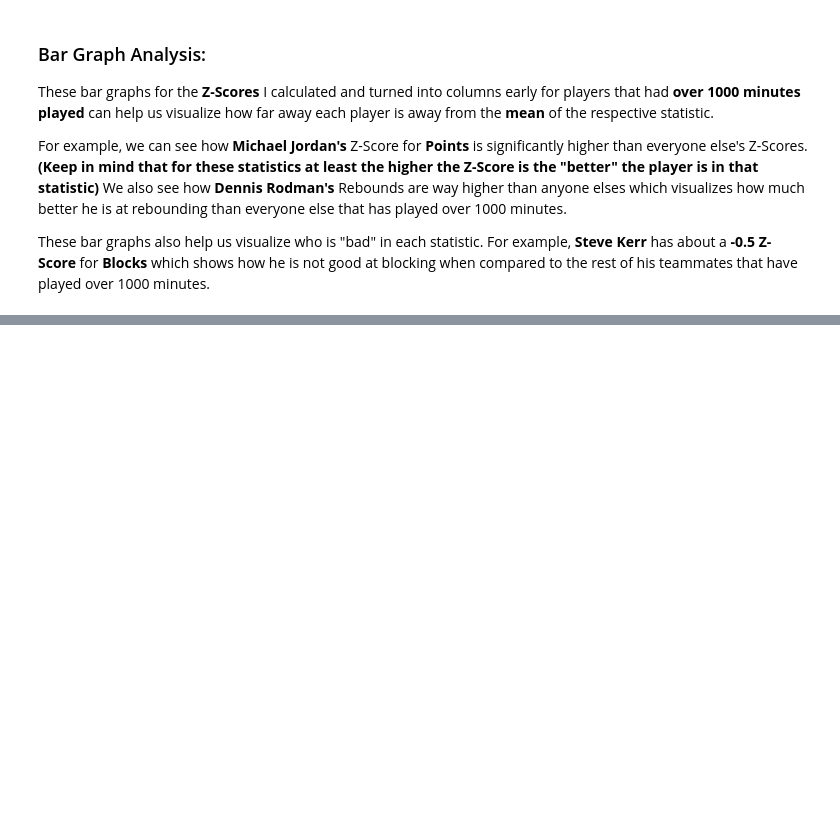
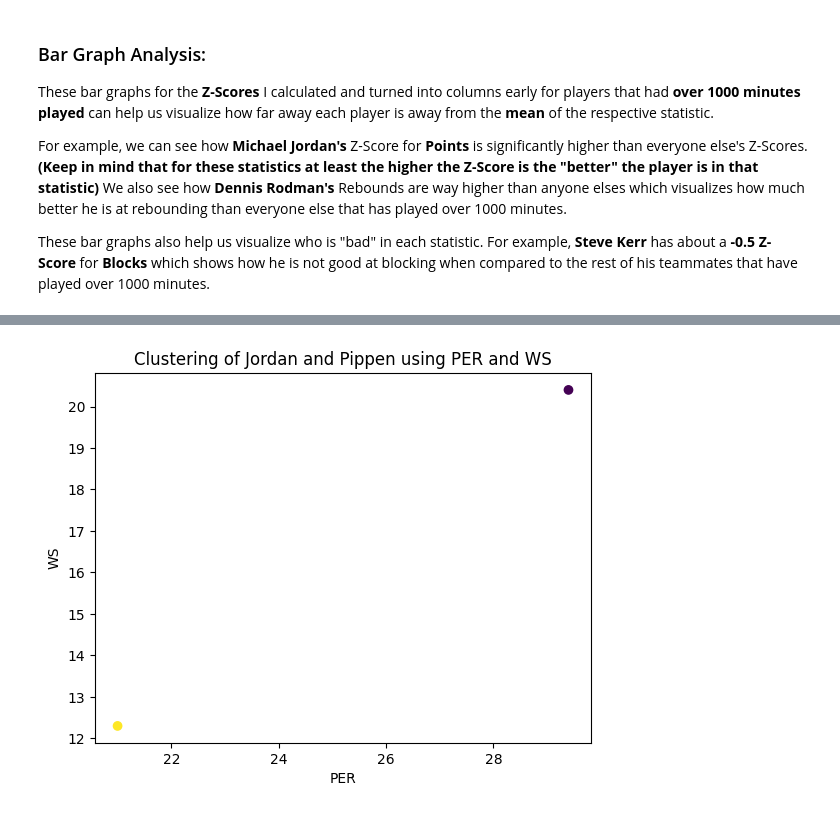
Before and after one commit to JoshuaMorales1245/Personal-Projects, a Jupyter notebook: project2/project2.ipynb, the cells around one changed output, grey strips where cells are left out. Cells and saved outputs as stored; diff of their text form; code cells hidden in the pictures; blank space fills up the shorter version.

```diff
--- a/project2/project2.ipynb
+++ b/project2/project2.ipynb
@@ -450,0 +489,4 @@ Additionally, there are **awards won** for that season on the Data set that aren
+# %%
+dropped_rows = df_advanced.tail(14).index
+advanced_m_s = df_advanced.drop(dropped_rows)
+advanced_m_s
@@ -450,0 +507,3 @@ Additionally, there are **awards won** for that season on the Data set that aren
+# %%
+from sklearn.cluster import KMeans
+kmeans = KMeans(2)
@@ -450,0 +512,2 @@ Additionally, there are **awards won** for that season on the Data set that aren
+# %%
+X = advanced_m_s[["PER", "WS", "USG%", "TS%"]]
@@ -450,0 +516,3 @@ Additionally, there are **awards won** for that season on the Data set that aren
+# %%
+advanced_m_s["Cluster"] = kmeans.fit_predict(X)
+advanced_m_s
@@ -450,0 +530,9 @@ Additionally, there are **awards won** for that season on the Data set that aren
+# %%
+import matplotlib.pyplot as plt
+plt.scatter(advanced_m_s["PER"], advanced_m_s["WS"], c = advanced_m_s["Cluster"])
+plt.xlabel("PER")
+plt.ylabel("WS")
+plt.title("Clustering of Jordan and Pippen using PER and WS")
+plt.show()
+# %% [output]
+[figure, added]
```
Also changed, not shown: parts of 28 cells of this notebook.
